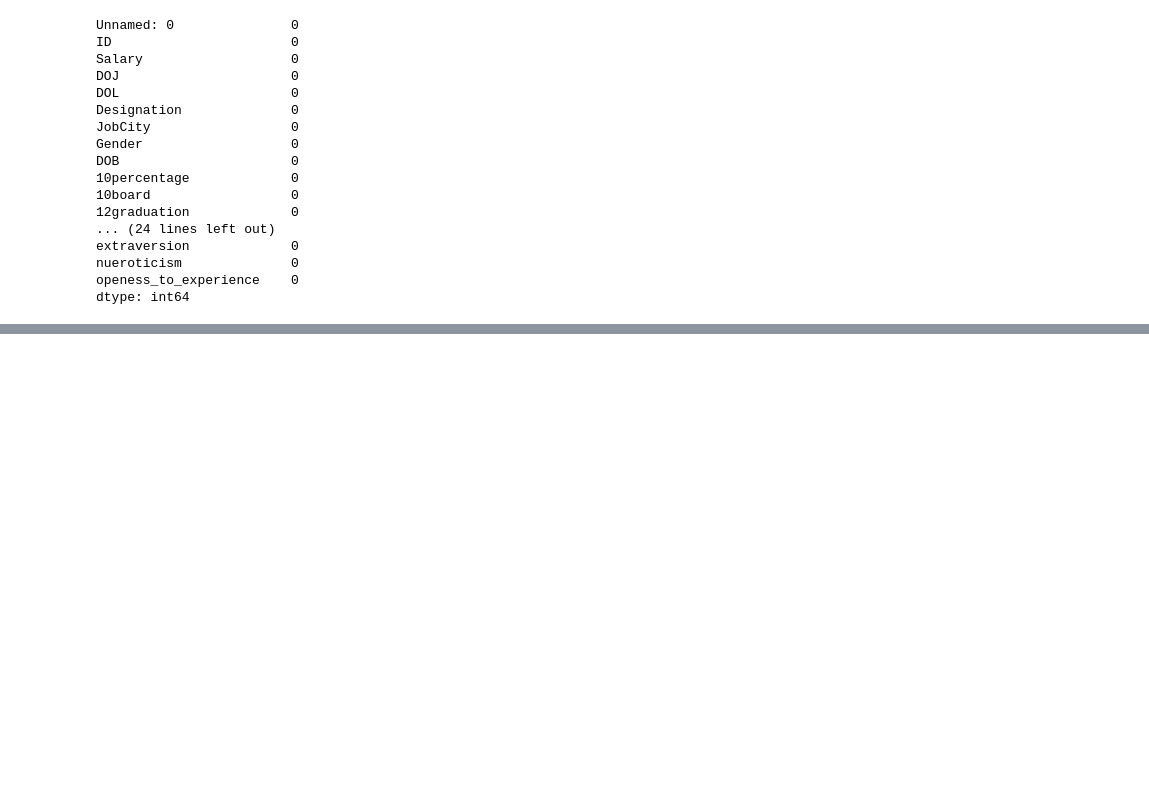
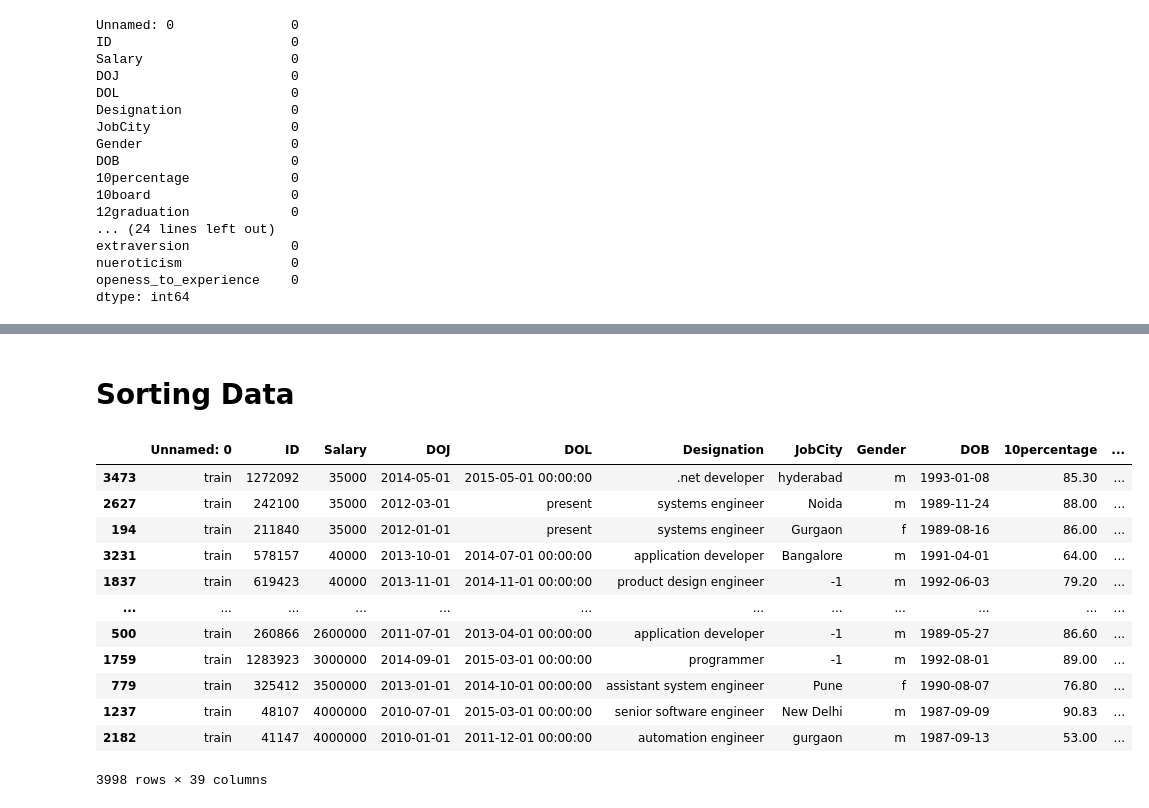
Before and after one commit to moulithatorati15/python-practice-and-projects, a Jupyter notebook: data_types.ipynb, the cells around one changed output, grey strips where cells are left out. Drawn from its saved outputs; the diff is of its cells as text; code cells hidden in the pictures; blank space fills up the shorter version.

```diff
--- a/data_types.ipynb
+++ b/data_types.ipynb
@@ -981,0 +1158,18 @@ dtype: int64
+# %% [markdown]
+# Sorting Data
+# %%
+df.sort_values(by ='Salary')
+# %% [output]
+|  | Unnamed: 0 | ID | Salary | DOJ | DOL | Designation | JobCity | Gender | DOB | 10percentage | ... |
+| 3473 | train | 1272092 | 35000 | 2014-05-01 | 2015-05-01 00:00:00 | .net developer | hyderabad | m | 1993-01-08 | 85.30 | ... |
+| 2627 | train | 242100 | 35000 | 2012-03-01 | present | systems engineer | Noida | m | 1989-11-24 | 88.00 | ... |
+| 194 | train | 211840 | 35000 | 2012-01-01 | present | systems engineer | Gurgaon | f | 1989-08-16 | 86.00 | ... |
+| 3231 | train | 578157 | 40000 | 2013-10-01 | 2014-07-01 00:00:00 | application developer | Bangalore | m | 1991-04-01 | 64.00 | ... |
+| 1837 | train | 619423 | 40000 | 2013-11-01 | 2014-11-01 00:00:00 | product design engineer | -1 | m | 1992-06-03 | 79.20 | ... |
+| ... | ... | ... | ... | ... | ... | ... | ... | ... | ... | ... | ... |
+| 500 | train | 260866 | 2600000 | 2011-07-01 | 2013-04-01 00:00:00 | application developer | -1 | m | 1989-05-27 | 86.60 | ... |
+| 1759 | train | 1283923 | 3000000 | 2014-09-01 | 2015-03-01 00:00:00 | programmer | -1 | m | 1992-08-01 | 89.00 | ... |
+| 779 | train | 325412 | 3500000 | 2013-01-01 | 2014-10-01 00:00:00 | assistant system engineer | Pune | f | 1990-08-07 | 76.80 | ... |
+| 1237 | train | 48107 | 4000000 | 2010-07-01 | 2015-03-01 00:00:00 | senior software engineer | New Delhi | m | 1987-09-09 | 90.83 | ... |
+| 2182 | train | 41147 | 4000000 | 2010-01-01 | 2011-12-01 00:00:00 | automation engineer | gurgaon | m | 1987-09-13 | 53.00 | ... |
+3998 rows × 39 columns
```
Also changed, not shown: parts of 44 cells of this notebook.
